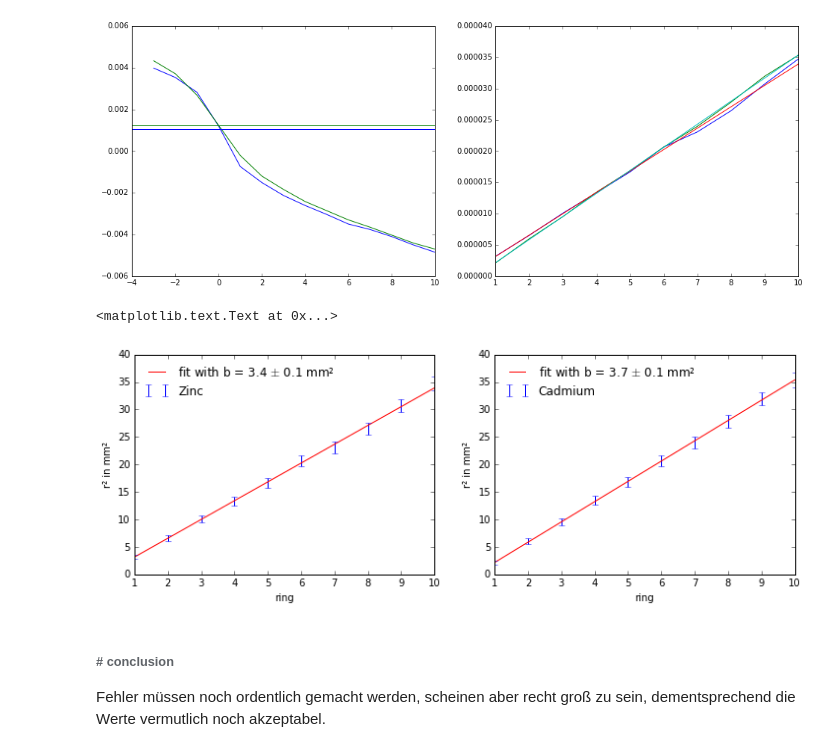
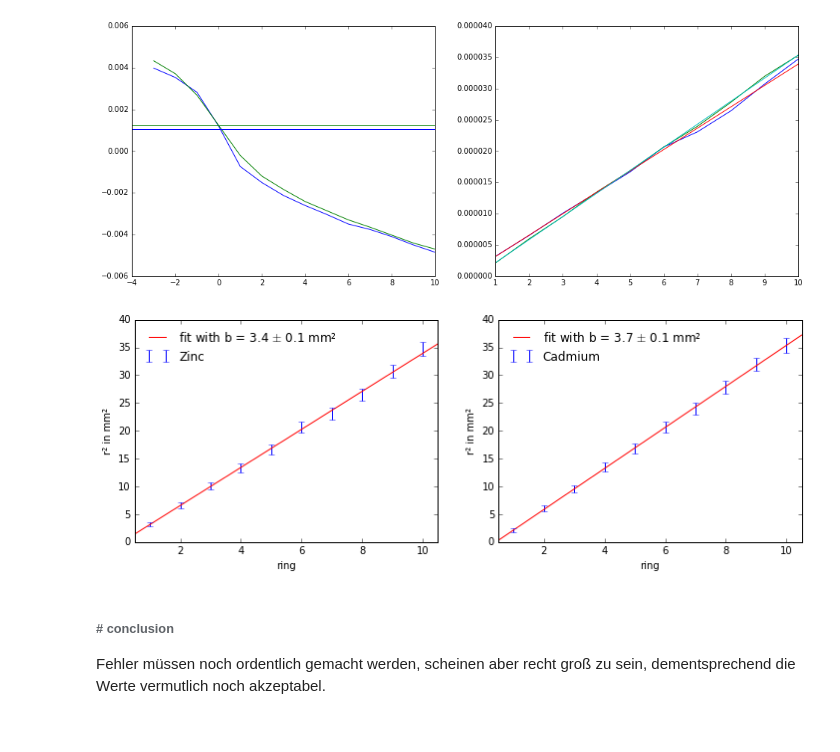
Before and after one commit to NlKLas/PyRePo, a Jupyter notebook: V1/V1.ipynb, the cells around one changed output. Drawn from its saved outputs; the diff is of its cells as text; code cells hidden in the pictures.

```diff
--- a/V1/V1.ipynb
+++ b/V1/V1.ipynb
@@ -354,22 +354,24 @@ wavelengths: 5.73982084269e-07 2.42527575485e-08 6.19039965485e-07 2.51695187104
 # %%
 # plot
 fig,ax = plt.subplots(1,2,figsize=(12,4))
 
+rg2 =np.linspace(0.5,10.5,5)
 rg =np.array(range(1,11))
-ax[0].plot(rg,f_lin(rg,*opt_Zn)*1000**2,c='r',label='fit with b = %0.1f $\pm$ %0.1f mm²'%(b_4[0]*10**6,Δb_4[0]*10**6))
+ax[0].plot(rg2,f_lin(rg2,*opt_Zn)*1000**2,c='r',label='fit with b = %0.1f $\pm$ %0.1f mm²'%(b_4[0]*10**6,Δb_4[0]*10**6))
 ax[0].errorbar(rg,(r_4[0]*1000)**2,yerr=2* r_4[0]*Δr_4[0]*10**6,fmt='None',label='Zinc',c='b')
-ax[1].plot(rg,f_lin(rg,*opt_Cd)*1000**2,c='r',label='fit with b = %0.1f $\pm$ %0.1f mm²'%(b_4[1]*10**6,Δb_4[1]*10**6))
+ax[1].plot(rg2,f_lin(rg2,*opt_Cd)*1000**2,c='r',label='fit with b = %0.1f $\pm$ %0.1f mm²'%(b_4[1]*10**6,Δb_4[1]*10**6))
 ax[1].errorbar(rg,(r_4[1]*1000)**2,yerr=2* r_4[1]*Δr_4[1]*10**6,fmt='None',label='Cadmium',c='b')
 ax[0].legend(loc=0,frameon=False)
 ax[0].set_xlabel('ring')
 ax[0].set_ylabel('r² in mm²')
+ax[0].set_xlim(0.5,10.5)
+ax[1].set_xlim(0.5,10.5)
 ax[1].legend(loc=0,frameon=False)
 ax[1].set_xlabel('ring')
 ax[1].set_ylabel('r² in mm²')
 #fig.savefig('t4_fit.pdf')
 # %% [output]
-<matplotlib.text.Text at 0x...>
-[figure, old version]
+[figure, new version]
 # %% [markdown]
 ###### # conclusion
 Fehler müssen noch ordentlich gemacht werden, scheinen aber recht groß zu sein, dementsprechend die Werte vermutlich noch akzeptabel.
```
Also changed, not shown: parts of 5 cells of this notebook, 9 other files.
